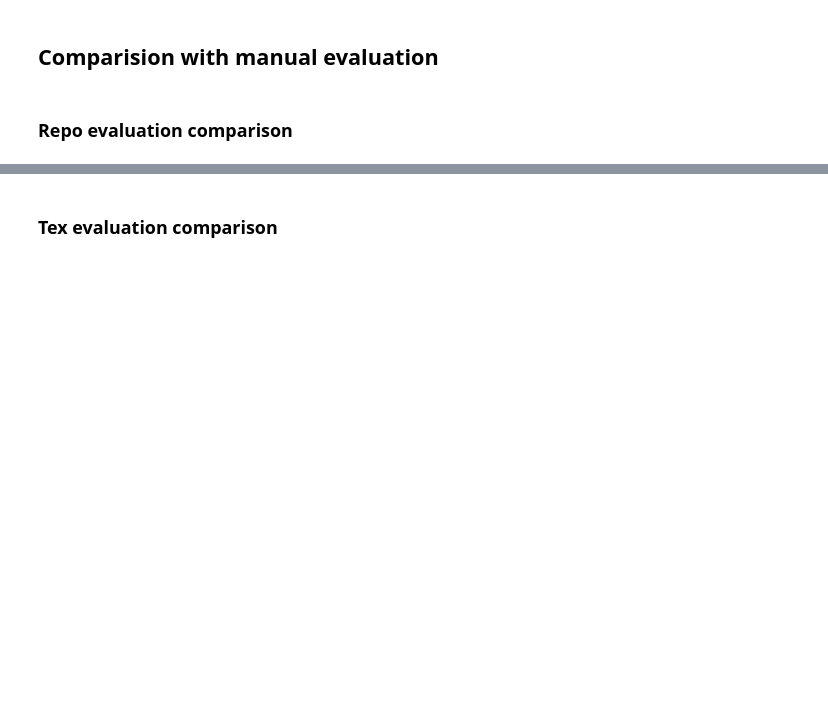
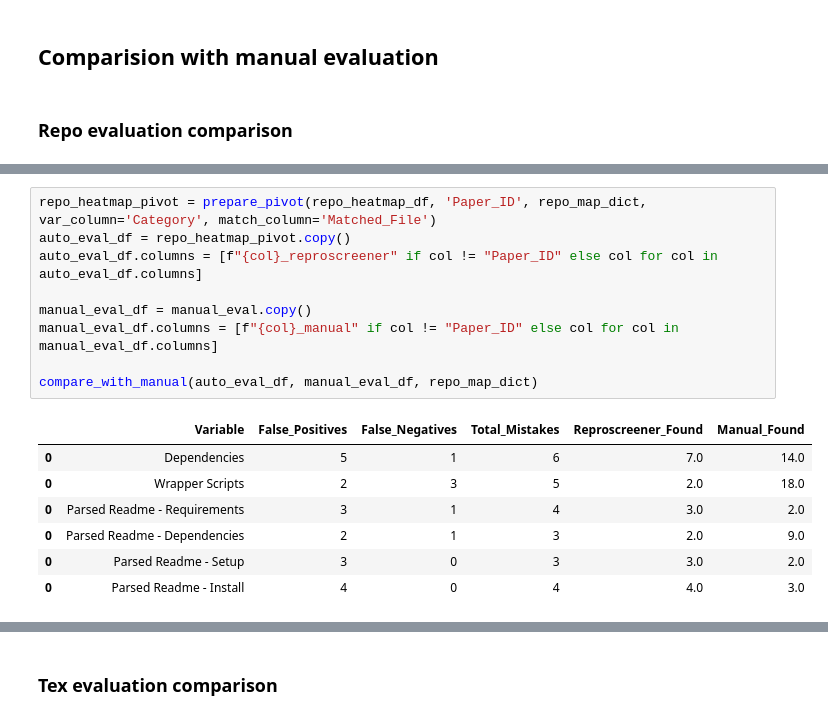
Before and after one commit to Machine-Learning-Pipelines/reproscreener, a Jupyter notebook: docs/evaluation_results.ipynb, the cells around one changed output, grey strips where cells are left out. Drawn from its saved outputs; the diff is of its cells as text; blank space fills up the shorter version.

```diff
--- a/docs/evaluation_results.ipynb
+++ b/docs/evaluation_results.ipynb
@@ -188,0 +199,17 @@ summary_repo.sort_values(by='Article_Count', ascending=False)
+# %%
+repo_heatmap_pivot = prepare_pivot(repo_heatmap_df, 'Paper_ID', repo_map_dict, var_column='Category', match_column='Matched_File')
+auto_eval_df = repo_heatmap_pivot.copy()
+auto_eval_df.columns = [f"{col}_reproscreener" if col != "Paper_ID" else col for col in auto_eval_df.columns]
+
+manual_eval_df = manual_eval.copy()
+manual_eval_df.columns = [f"{col}_manual" if col != "Paper_ID" else col for col in manual_eval_df.columns]
+
+compare_with_manual(auto_eval_df, manual_eval_df, repo_map_dict)
+# %% [output]
+|  | Variable | False_Positives | False_Negatives | Total_Mistakes | Reproscreener_Found | Manual_Found |
+| 0 | Dependencies | 5 | 1 | 6 | 7.0 | 14.0 |
+| 0 | Wrapper Scripts | 2 | 3 | 5 | 2.0 | 18.0 |
+| 0 | Parsed Readme - Requirements | 3 | 1 | 4 | 3.0 | 2.0 |
+| 0 | Parsed Readme - Dependencies | 2 | 1 | 3 | 2.0 | 9.0 |
+| 0 | Parsed Readme - Setup | 3 | 0 | 3 | 3.0 | 2.0 |
+| 0 | Parsed Readme - Install | 4 | 0 | 4 | 4.0 | 3.0 |
```
Also changed, not shown: parts of 13 cells of this notebook, 7 other files.
